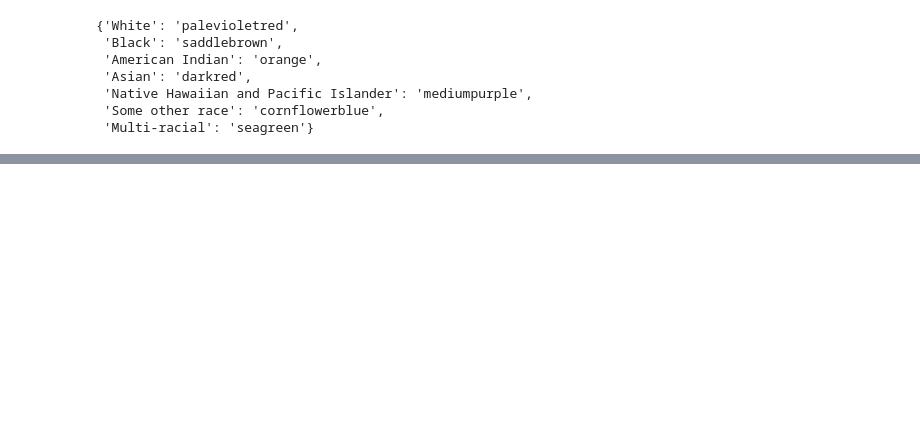
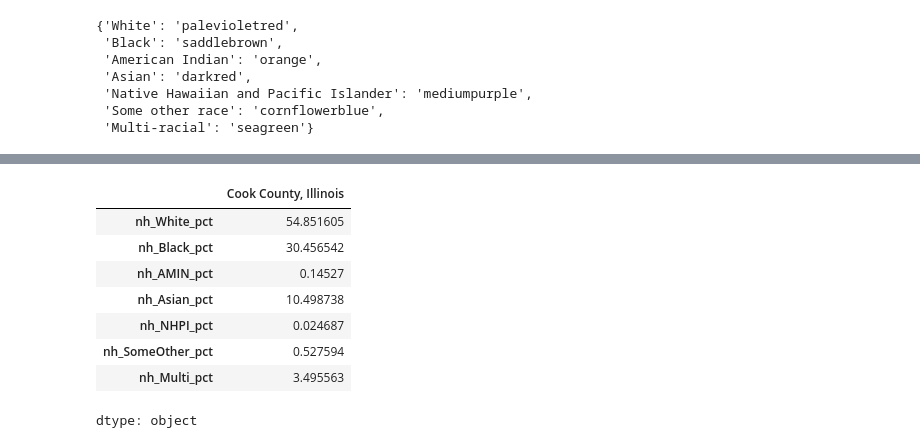
Before and after one commit to sguimaraes-uchi/Notebooks, a Jupyter notebook: Notebook1.ipynb, the cells around one changed output, grey strips where cells are left out. Cells and saved outputs as stored; diff of their text form; code cells hidden in the pictures; blank space fills up the shorter version.

```diff
--- a/Notebook1.ipynb
+++ b/Notebook1.ipynb
@@ -1293,0 +1311,18 @@ plt.show()
+# %%
+for col in categories:
+    race_ethnicity_df[f"nh_{col}_pct"] = 100 * race_ethnicity_df[f"nh_{col}"] / race_ethnicity_df["nh_total"]
+
+nh_columns = [f"nh_{col}_pct" for col in categories]
+
+cook_county_nh = race_ethnicity_df.loc["Cook County, Illinois", nh_columns]
+cook_county_nh
+# %% [output]
+|  | Cook County, Illinois |
+| nh_White_pct | 54.851605 |
+| nh_Black_pct | 30.456542 |
+| nh_AMIN_pct | 0.14527 |
+| nh_Asian_pct | 10.498738 |
+| nh_NHPI_pct | 0.024687 |
+| nh_SomeOther_pct | 0.527594 |
+| nh_Multi_pct | 3.495563 |
+dtype: object
```
Also changed, not shown: parts of 6 cells of this notebook.
